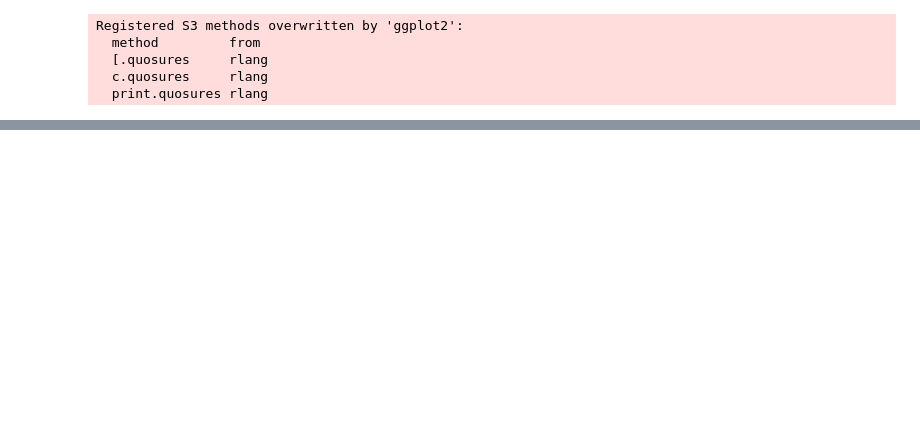
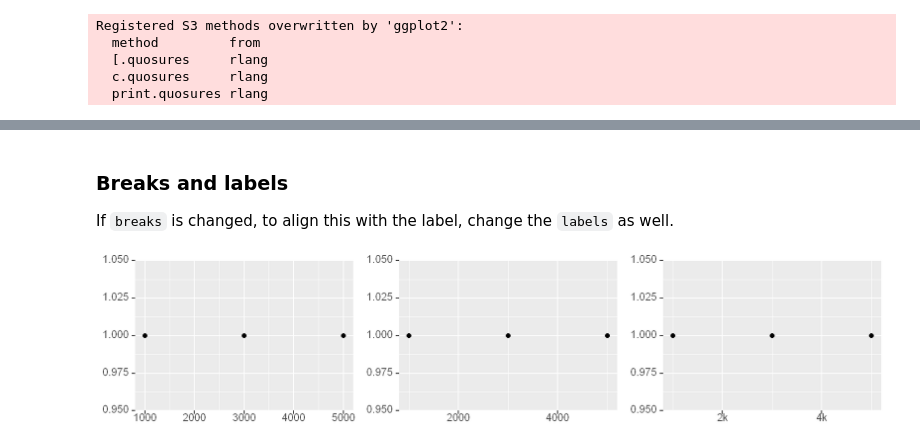
Before and after one commit to XavierOwen/Notes, a Jupyter notebook: Statistics/R/Elegant Graphics for Data Analysis/Chap12_Scales, axes and legends.ipynb, the cells around one changed output, grey strips where cells are left out. Drawn from its saved outputs; the diff is of its cells as text; code cells hidden in the pictures; blank space fills up the shorter version.

```diff
--- a/Statistics/R/Elegant Graphics for Data Analysis/Chap12_Scales, axes and legends.ipynb
+++ b/Statistics/R/Elegant Graphics for Data Analysis/Chap12_Scales, axes and legends.ipynb
@@ -73,0 +156,15 @@ Registered S3 methods overwritten by 'ggplot2':
+# %% [markdown]
+### Breaks and labels
+
+If `breaks` is changed, to align this with the label, change the `labels` as well.
+# %%
+df <- data.frame(x = c(1, 3, 5) * 1000, y = 1)
+axs <- ggplot(df, aes(x, y)) +
+geom_point() +
+labs(x = NULL, y = NULL) + myTheme
+axs2 <- axs + scale_x_continuous(breaks = c(2000, 4000))
+axs3 <- axs + scale_x_continuous(breaks = c(2000, 4000), labels = c("2k", "4k"))
+
+multiplot(axs,axs2,axs3,ncol=3)
+# %% [output]
+[figure, added]
```
Also changed, not shown: parts of 50 cells of this notebook, 1 other file.
